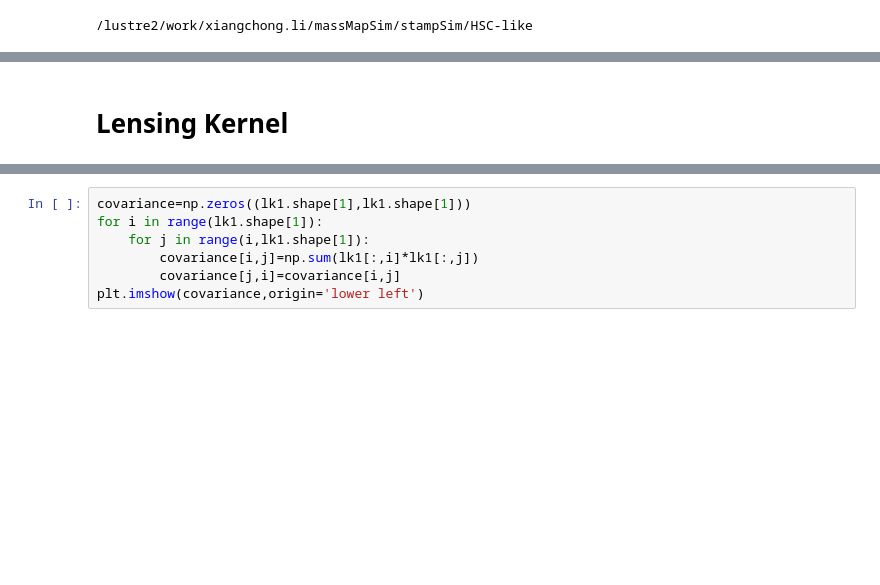
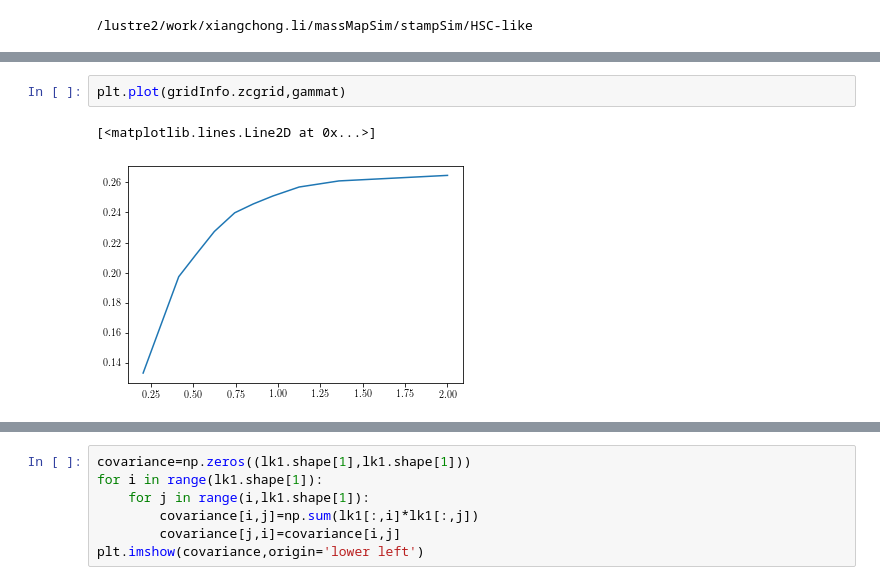
Before and after one commit to mr-superonion/splinv, a Jupyter notebook: notebook/toy_model-lensing_kernel.ipynb, the cells around one changed output, grey strips where cells are left out. Cells and saved outputs as stored; diff of their text form; blank space fills up the shorter version.

```diff
--- a/notebook/toy_model-lensing_kernel.ipynb
+++ b/notebook/toy_model-lensing_kernel.ipynb
@@ -49,3 +74,6 @@ gammat=np.matrix(kl*rhoM_ave*DaBin*deltaTrue).T
-# %% [markdown]
-# Lensing Kernel
+# %%
+plt.plot(gridInfo.zcgrid,gammat)
+# %% [output]
+[<matplotlib.lines.Line2D at 0x...>]
+[figure, added]
 # %%
```
Also changed, not shown: parts of 9 cells of this notebook, 2 other files.
